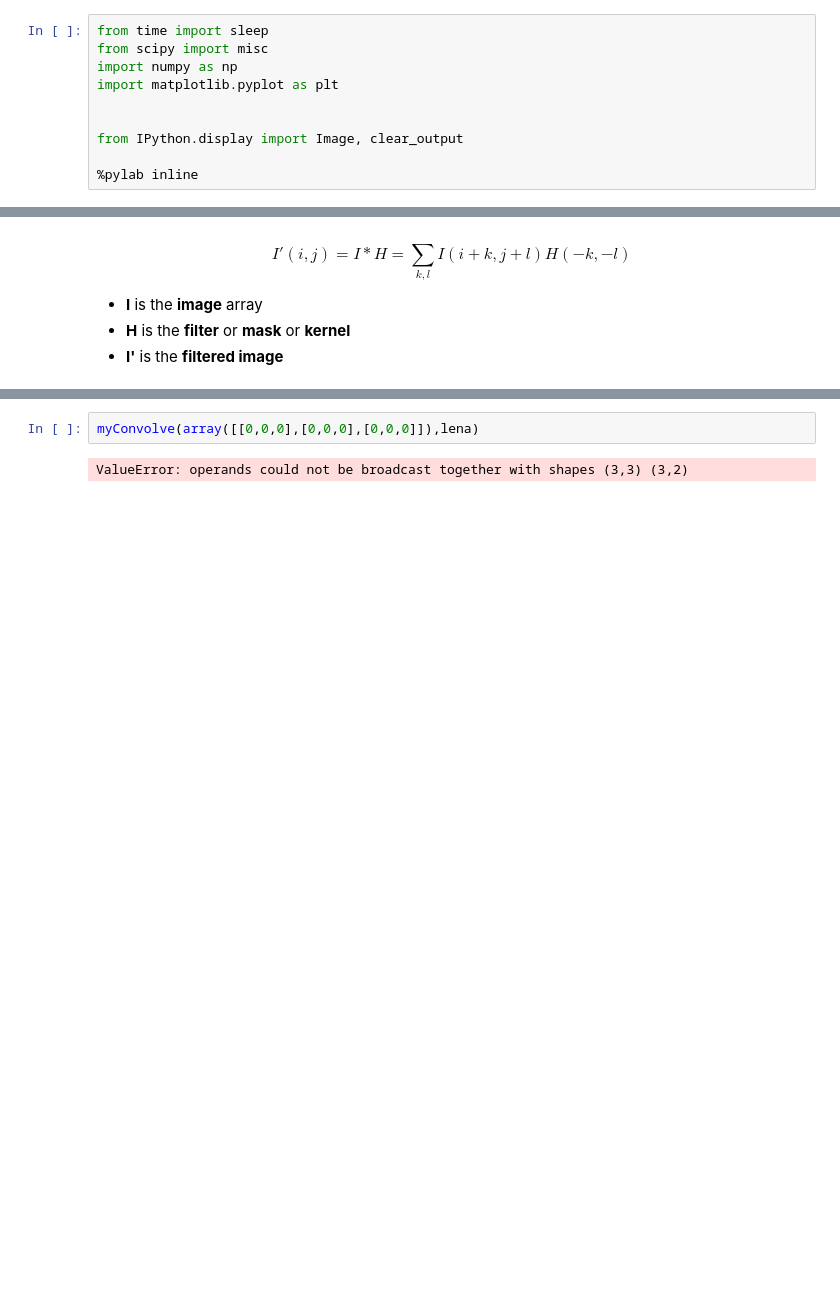
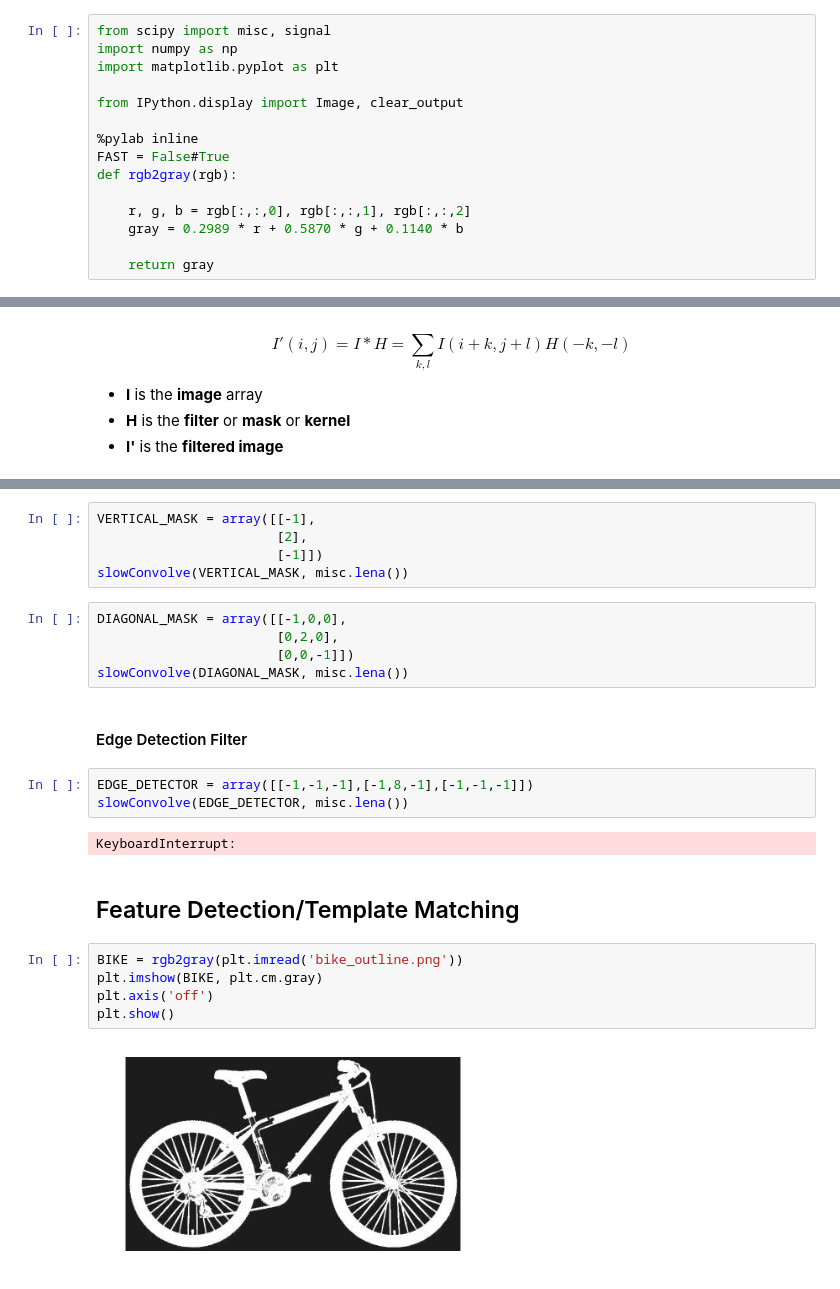
Before and after one commit to Octowl/LowLevelCV, a Jupyter notebook: LLCV_demo.ipynb, the cells around one changed output, grey strips where cells are left out. Saved outputs shown, nothing was run; the diff lists cells and outputs as text; blank space fills up the shorter version.

```diff
--- a/LLCV_demo.ipynb
+++ b/LLCV_demo.ipynb
@@ -7,15 +7,20 @@ First let's import all the tools and libraries we need.
 
 We need scipy and numpy because we're going to treat our images and filters as 2D arrays. Matplotlib's Pyplot module allows us to save arrays as images. IPython's display and Image modules let us display images rather than plotting them.
 # %%
-from time import sleep
-from scipy import misc
+from scipy import misc, signal
 import numpy as np
 import matplotlib.pyplot as plt
-
 
 from IPython.display import Image, clear_output
 
 %pylab inline
+FAST = False#True
+def rgb2gray(rgb):
+
+    r, g, b = rgb[:,:,0], rgb[:,:,1], rgb[:,:,2]
+    gray = 0.2989 * r + 0.5870 * g + 0.1140 * b
+
+    return gray
 # %% [output]
 Populating the interactive namespace from numpy and matplotlib
 # %% [markdown]
@@ -66,4 +145,26 @@ display(Image('l.png'))
+# %%
+VERTICAL_MASK = array([[-1],
+                       [2],
+                       [-1]])
+slowConvolve(VERTICAL_MASK, misc.lena())
 # %%
-myConvolve(array([[0,0,0],[0,0,0],[0,0,0]]),lena)
+DIAGONAL_MASK = array([[-1,0,0],
+                       [0,2,0],
+                       [0,0,-1]])
+slowConvolve(DIAGONAL_MASK, misc.lena())
-# %% [output]
-ValueError: operands could not be broadcast together with shapes (3,3) (3,2)
+# %% [markdown]
+#### Edge Detection Filter
+# %%
+EDGE_DETECTOR = array([[-1,-1,-1],[-1,8,-1],[-1,-1,-1]])
+slowConvolve(EDGE_DETECTOR, misc.lena())
+# %% [output]
+KeyboardInterrupt:
+# %% [markdown]
+## Feature Detection/Template Matching
+# %%
+BIKE = rgb2gray(plt.imread('bike_outline.png'))
+plt.imshow(BIKE, plt.cm.gray)
+plt.axis('off')
+plt.show()
+# %% [output]
+[figure, added]
```
Also changed, not shown: parts of 25 cells of this notebook, 1 other file.
